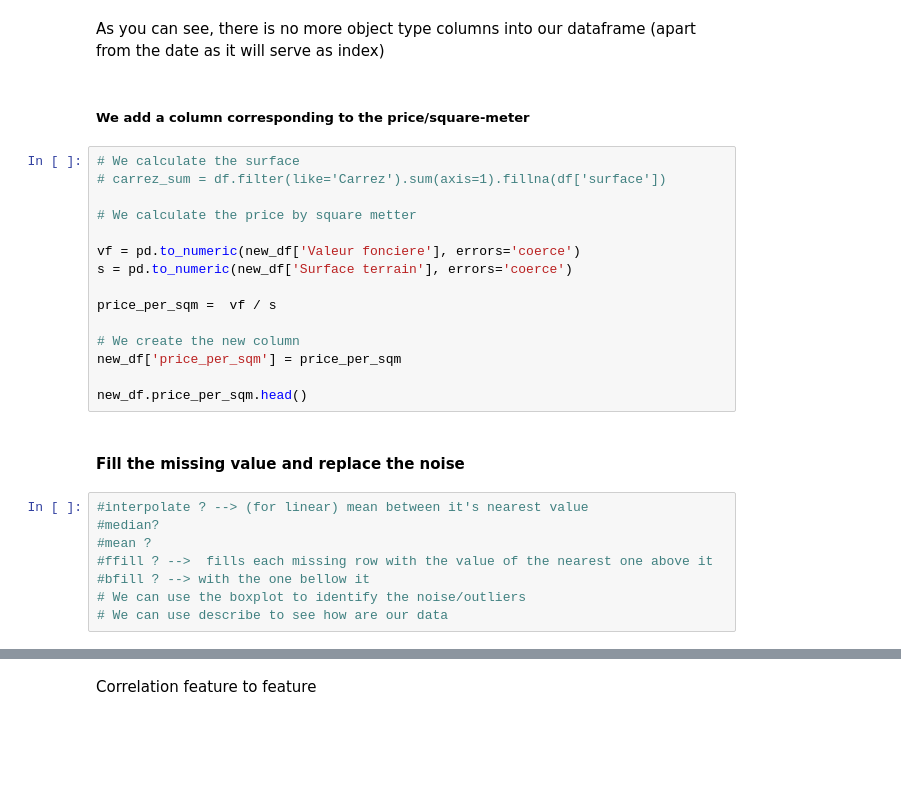
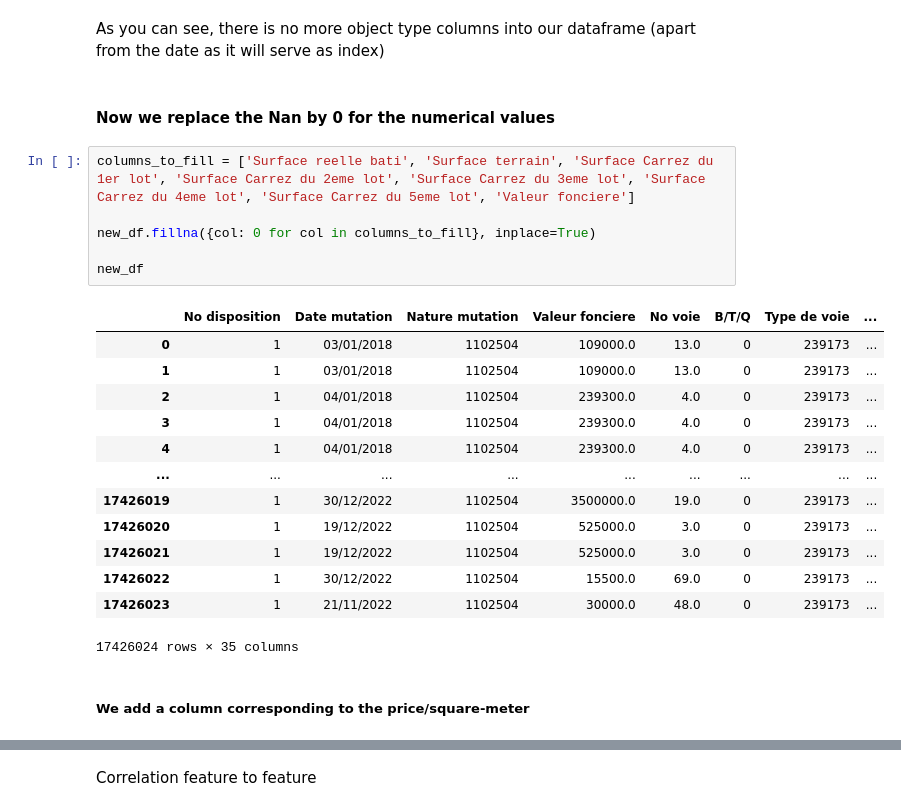
Before and after one commit to Siropteur/Mini_Project_DataScience, a Jupyter notebook: Main.ipynb, the cells around one changed output, grey strips where cells are left out. Drawn from its saved outputs; the diff is of its cells as text; blank space fills up the shorter version.

```diff
--- a/Main.ipynb
+++ b/Main.ipynb
@@ -133,30 +177,27 @@ dtypes: float64(14), int64(20), object(1)
 memory usage: 4.5+ GB
 # %% [markdown]
 As you can see, there is no more object type columns into our dataframe (apart from the date as it will serve as index)
+# %% [markdown]
+#### Now we replace the Nan by 0 for the numerical values
+# %%
+columns_to_fill = ['Surface reelle bati', 'Surface terrain', 'Surface Carrez du 1er lot', 'Surface Carrez du 2eme lot', 'Surface Carrez du 3eme lot', 'Surface Carrez du 4eme lot', 'Surface Carrez du 5eme lot', 'Valeur fonciere']
+
+new_df.fillna({col: 0 for col in columns_to_fill}, inplace=True)
+
+new_df
+# %% [output]
+|  | No disposition | Date mutation | Nature mutation | Valeur fonciere | No voie | B/T/Q | Type de voie | ... |
+| 0 | 1 | 03/01/2018 | 1102504 | 109000.0 | 13.0 | 0 | 239173 | ... |
+| 1 | 1 | 03/01/2018 | 1102504 | 109000.0 | 13.0 | 0 | 239173 | ... |
+| 2 | 1 | 04/01/2018 | 1102504 | 239300.0 | 4.0 | 0 | 239173 | ... |
+| 3 | 1 | 04/01/2018 | 1102504 | 239300.0 | 4.0 | 0 | 239173 | ... |
+| 4 | 1 | 04/01/2018 | 1102504 | 239300.0 | 4.0 | 0 | 239173 | ... |
+| ... | ... | ... | ... | ... | ... | ... | ... | ... |
+| 17426019 | 1 | 30/12/2022 | 1102504 | 3500000.0 | 19.0 | 0 | 239173 | ... |
+| 17426020 | 1 | 19/12/2022 | 1102504 | 525000.0 | 3.0 | 0 | 239173 | ... |
+| 17426021 | 1 | 19/12/2022 | 1102504 | 525000.0 | 3.0 | 0 | 239173 | ... |
+| 17426022 | 1 | 30/12/2022 | 1102504 | 15500.0 | 69.0 | 0 | 239173 | ... |
+| 17426023 | 1 | 21/11/2022 | 1102504 | 30000.0 | 48.0 | 0 | 239173 | ... |
+17426024 rows × 35 columns
 # %% [markdown]
 ##### We add a column corresponding to the price/square-meter
-# %%
-# We calculate the surface
-# carrez_sum = df.filter(like='Carrez').sum(axis=1).fillna(df['surface'])
-
-# We calculate the price by square metter
-
-vf = pd.to_numeric(new_df['Valeur fonciere'], errors='coerce')
-s = pd.to_numeric(new_df['Surface terrain'], errors='coerce')
-
-price_per_sqm =  vf / s
-
-# We create the new column
-new_df['price_per_sqm'] = price_per_sqm
-
-new_df.price_per_sqm.head()
-# %% [markdown]
-#### Fill the missing value and replace the noise
-# %%
-#interpolate ? --> (for linear) mean between it's nearest value
-#median?
-#mean ?
-#ffill ? -->  fills each missing row with the value of the nearest one above it
-#bfill ? --> with the one bellow it
-# We can use the boxplot to identify the noise/outliers
-# We can use describe to see how are our data
```
Also changed, not shown: parts of 17 cells of this notebook, 1 other file.
